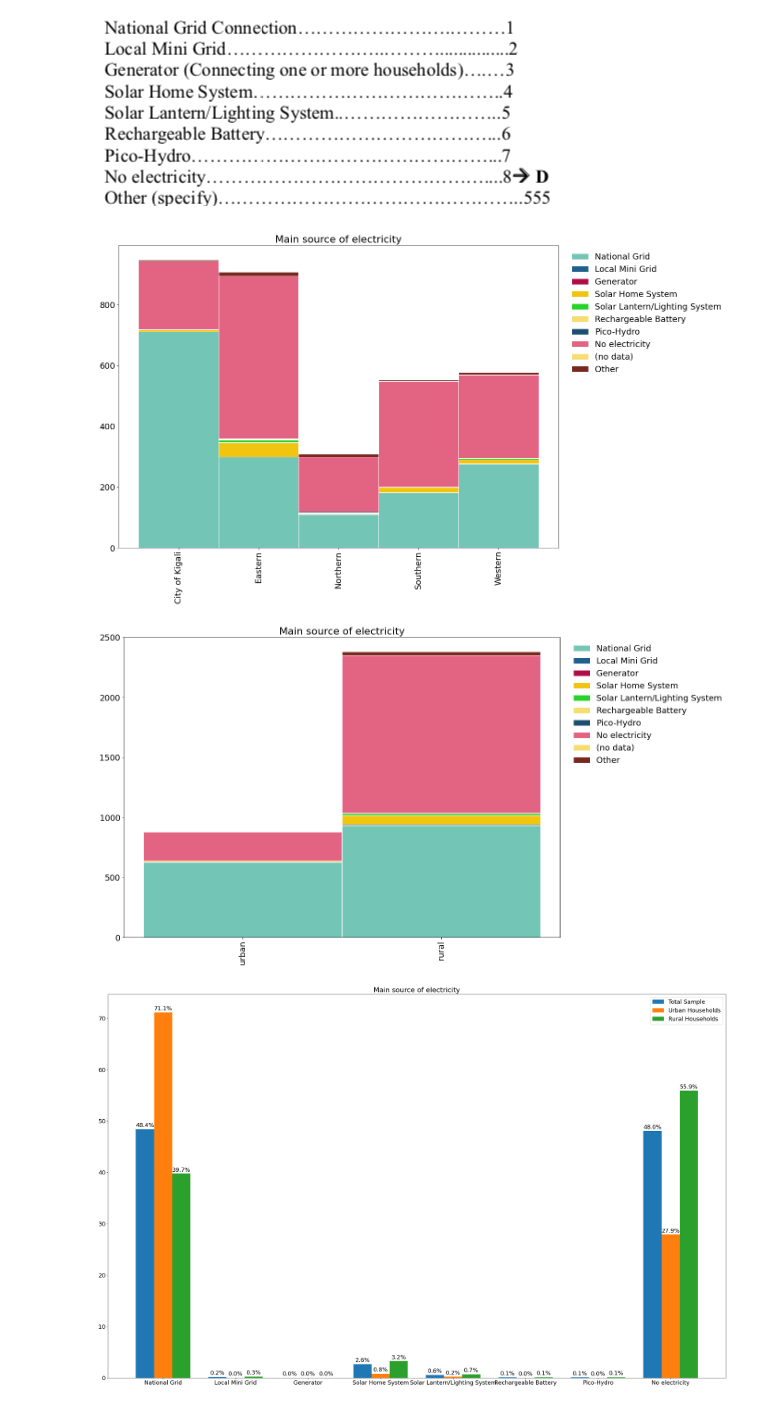
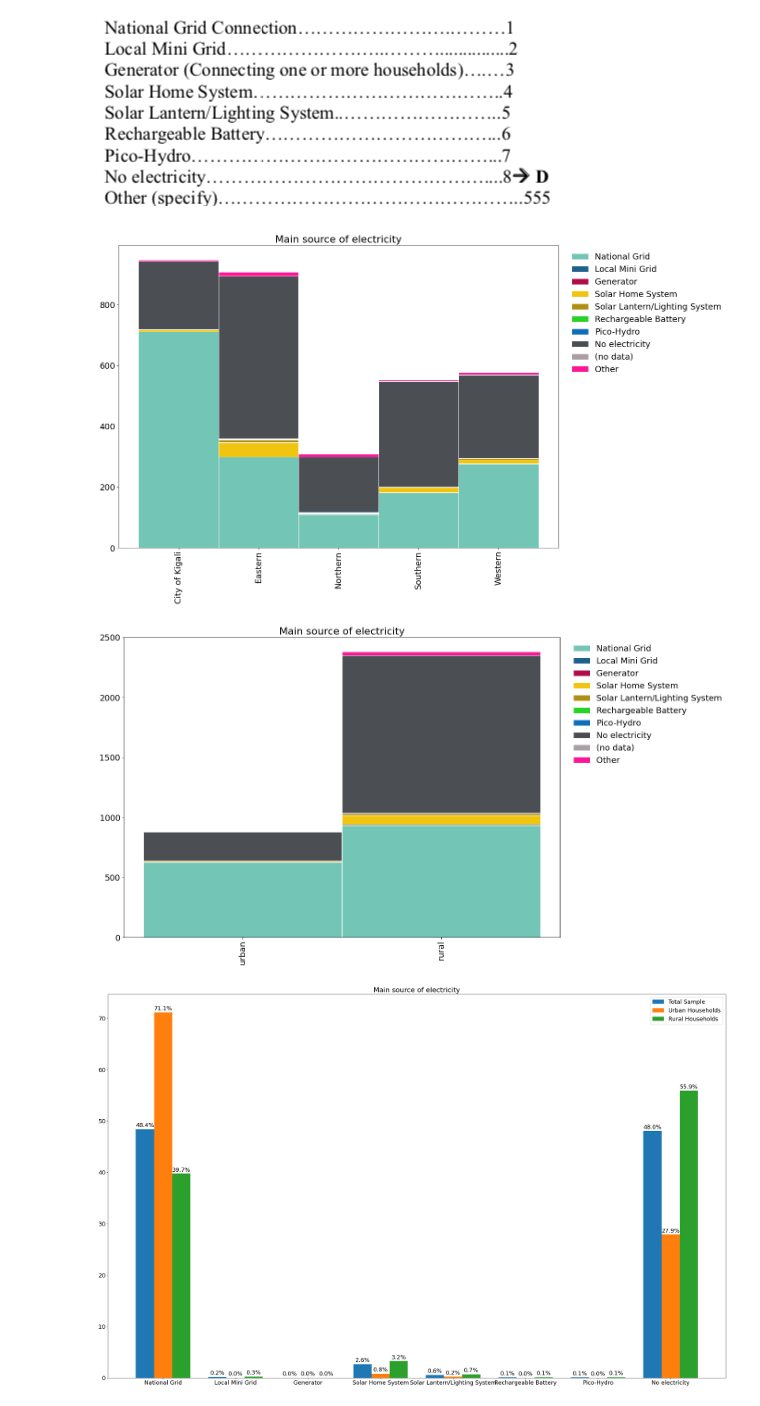
Before and after one commit to alfonsocaiazzo/esmap-mtf-data, a Jupyter notebook: mtf-book/rwanda/info_electricity.ipynb, the cells around one changed output. Drawn from its saved outputs; the diff is of its cells as text; code cells hidden in the pictures.

```diff
--- a/mtf-book/rwanda/info_electricity.ipynb
+++ b/mtf-book/rwanda/info_electricity.ipynb
@@ -5,7 +6,7 @@ The questions related to the access to electricity are in section C.
 # %%
 # Preliminaries
 SRC_PATH = '../../src/'
-DATA_PATH = '../../Rwanda/raw_data/'
+DATA_PATH = 'data/'
 
 
 import numpy as np
@@ -19,10 +20,10 @@ import os,sys
 sys.path.insert(0, os.path.normpath(os.path.join(os.path.abspath(''), SRC_PATH)))
 
 from plot_utils import *
-from plot_utils import COLOR_SCHEME
+from plot_utils import ELECTRICITY_SOURCES
 
 # load data
-main = pd.read_excel('../../Rwanda/raw_data/main.xlsx')
+main = pd.read_excel(DATA_PATH + 'main.xlsx')
 
 # important variables
 n_households = len(main)
@@ -38,24 +39,20 @@ Image('../images/main_elec_source.png')
 # %%
 main_source_question = 'C182_which is the source that you use most of the time'
 sources = [1,2,3,4,5,6,7,8,40,555]
 sources_labels = ["National Grid","Local Mini Grid","Generator","Solar Home System",
                   "Solar Lantern/Lighting System", "Rechargeable Battery","Pico-Hydro",
                   "No electricity","(no data)","Other"]
 data = get_bar_chart_data(main,provinces,"Province",sources,main_source_question)
 data["title"]="Main source of electricity"
 data['bars_labels'] = sources_labels
 
 # Note: maybe we should remove all HH with "Other", "NA", and "40",
 # as these answer does not help in the following analysis
 
-stacked_bar_chart(data,color_scheme=COLOR_SCHEME,barWidth=1,
-                  figure_name=None,
-                      with_legend=True,title=True,
-                     horizontal=False,
-                      filename_legend=None,
-                     length=17,height=12)
+stacked_bar_chart(data,color_scheme=ELECTRICITY_SOURCES,barWidth=1,figure_name=None,
+                  with_legend=True,title=True, horizontal=False,filename_legend=None,length=17,height=12)
 # %% [output]
-[figure, old version]
+[figure, new version]
 # %%
 data = get_bar_chart_data(main,["urban","rural"],"habitat",sources,main_source_question)
 data["title"]="Main source of electricity"
@@ -64,14 +61,14 @@ data['bars_labels'] = sources_labels
 # Note: maybe we should remove all HH with "Other", "NA", and "40",
 # as these answer does not help in the following analysis
 
-stacked_bar_chart(data,color_scheme=COLOR_SCHEME,barWidth=1,
+stacked_bar_chart(data,color_scheme=ELECTRICITY_SOURCES,barWidth=1,
                   figure_name=None,
                       with_legend=True,title=True,
                      horizontal=False,
                       filename_legend=None,
                      length=17,height=12)
 # %% [output]
-[figure, old version]
+[figure, new version]
 # %%
 df = main[['Household Identification', main_source_question, 'habitat']]
 
```
Also changed, not shown: parts of 8 cells of this notebook, 13 other files.
